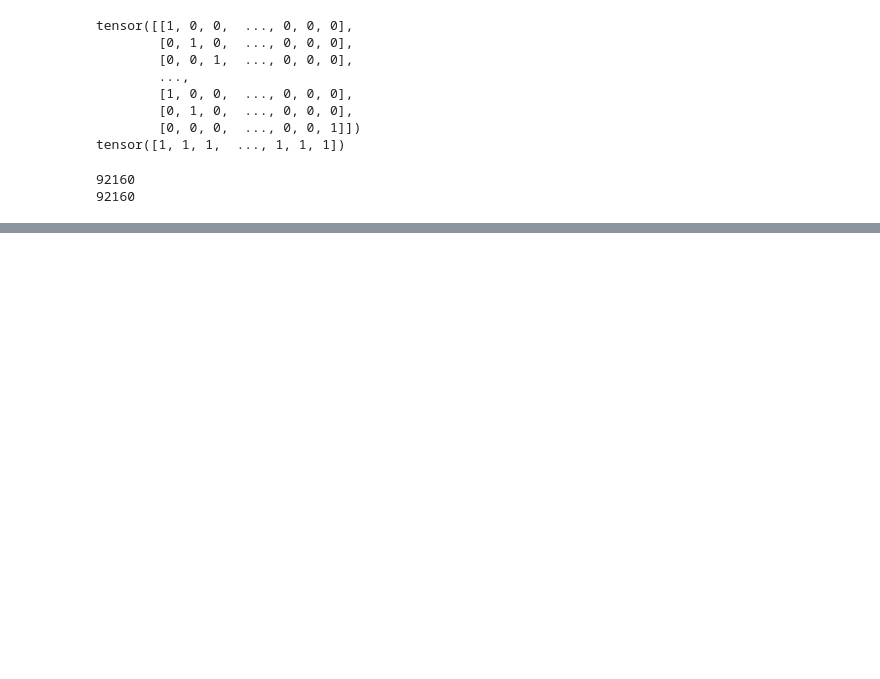
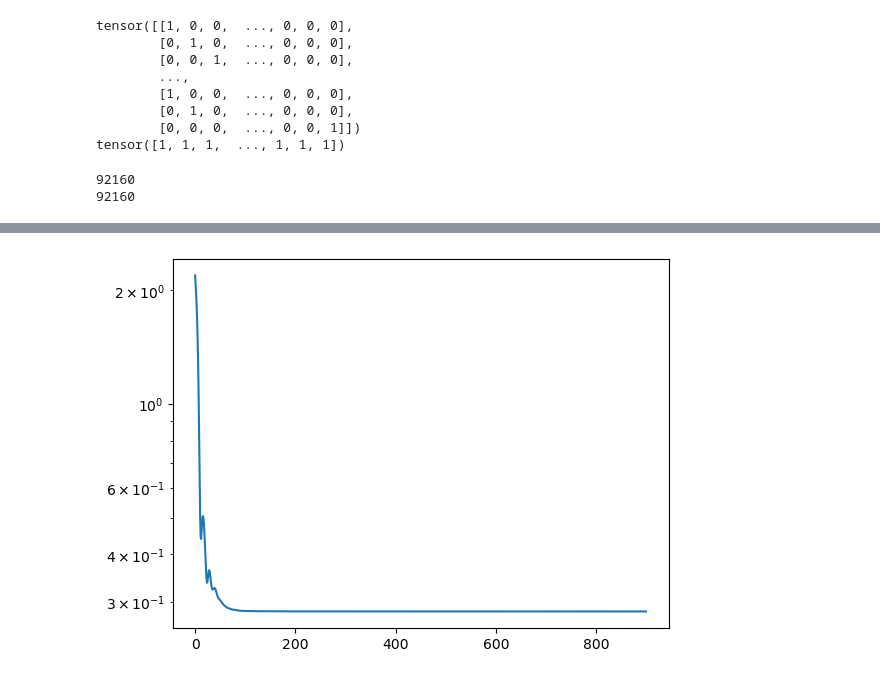
Before and after one commit to obayyub/Alphatoe, a Jupyter notebook: model.ipynb, the cells around one changed output, grey strips where cells are left out. Drawn from its saved outputs; the diff is of its cells as text; code cells hidden in the pictures; blank space fills up the shorter version.

```diff
--- a/model.ipynb
+++ b/model.ipynb
@@ -32,8 +33,8 @@ cfg = HookedTransformerConfig(
 lr = 1e-3
 weight_decay = 1e-4
 test_train_split = 0.8
-epochs = 100
-batch_size = 32
+epochs = 10
+batch_size = 4096
 # %%
 #load npy file
 np_data = np.load('data/moves.npy')
@@ -114,0 +284,5 @@ RuntimeError: CUDA out of memory. Tried to allocate 450.00 MiB (GPU 0; 7.78 GiB
+# %%
+plt.semilogy(test_losses)
+# plt.plot(train_losses)
+# %% [output]
+[figure, added]
```
Also changed, not shown: parts of 3 cells of this notebook.
